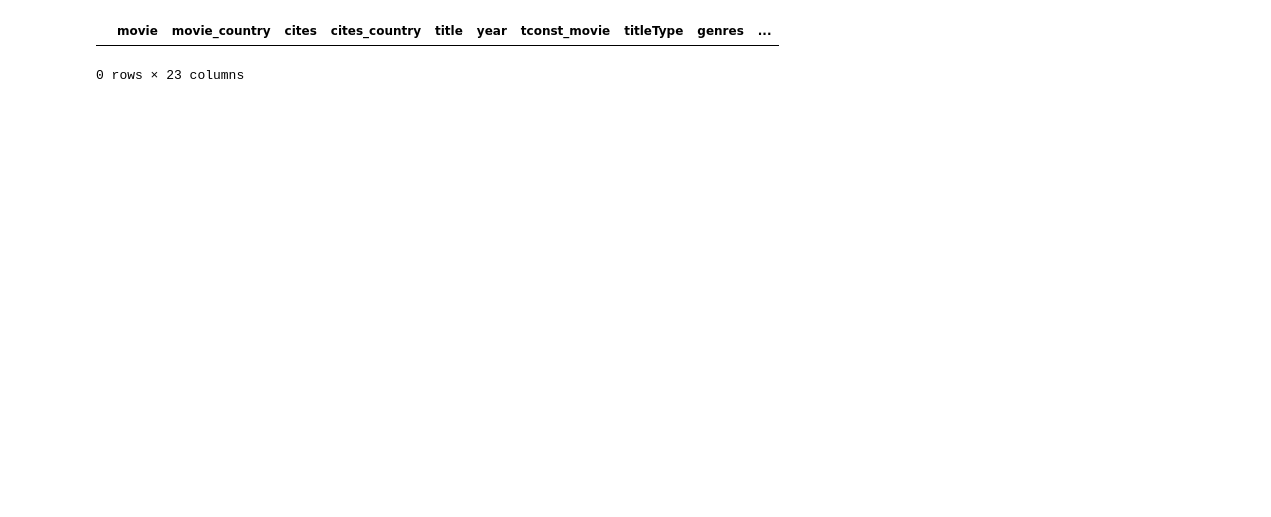
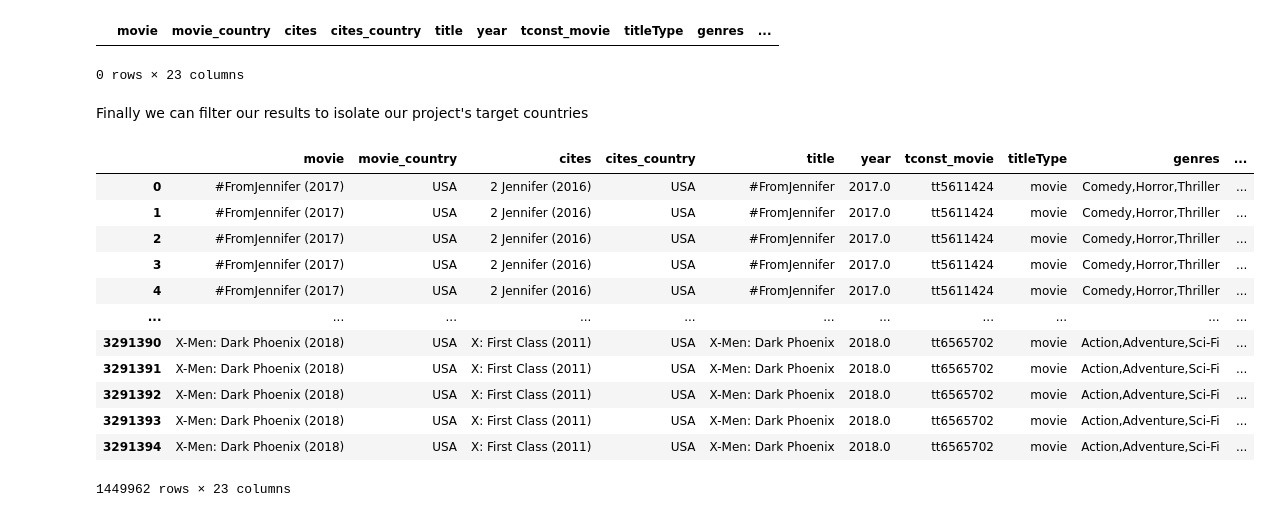
Before and after one commit to NetworkAnalysis-CineMAC/CineMAC, a Jupyter notebook: src/merging_chloe.ipynb, the cells around one changed output. Drawn from its saved outputs; the diff is of its cells as text; code cells hidden in the pictures; blank space fills up the shorter version.

```diff
--- a/src/merging_chloe.ipynb
+++ b/src/merging_chloe.ipynb
@@ -928,3 +936,24 @@ crew_df[crew_df.duplicated()]
 # %% [output]
 |  | movie | movie_country | cites | cites_country | title | year | tconst_movie | titleType | genres | ... |
 0 rows × 23 columns
+# %% [markdown]
+Finally we can filter our results to isolate our project's target countries
+# %%
+target_countries = ['USA', 'China', 'Hong Kong', 'Japan', 'South Korea', 'Taiwan', 'Mongolia', 'North Korea']
+
+crew_df_target = crew_df[(crew_df['movie_country'].isin(target_countries)) & (crew_df['cites_country'].isin(target_countries))]
+crew_df_target
+# %% [output]
+|  | movie | movie_country | cites | cites_country | title | year | tconst_movie | titleType | genres | ... |
+| 0 | #FromJennifer (2017) | USA | 2 Jennifer (2016) | USA | #FromJennifer | 2017.0 | tt5611424 | movie | Comedy,Horror,Thriller | ... |
+| 1 | #FromJennifer (2017) | USA | 2 Jennifer (2016) | USA | #FromJennifer | 2017.0 | tt5611424 | movie | Comedy,Horror,Thriller | ... |
+| 2 | #FromJennifer (2017) | USA | 2 Jennifer (2016) | USA | #FromJennifer | 2017.0 | tt5611424 | movie | Comedy,Horror,Thriller | ... |
+| 3 | #FromJennifer (2017) | USA | 2 Jennifer (2016) | USA | #FromJennifer | 2017.0 | tt5611424 | movie | Comedy,Horror,Thriller | ... |
+| 4 | #FromJennifer (2017) | USA | 2 Jennifer (2016) | USA | #FromJennifer | 2017.0 | tt5611424 | movie | Comedy,Horror,Thriller | ... |
+| ... | ... | ... | ... | ... | ... | ... | ... | ... | ... | ... |
+| 3291390 | X-Men: Dark Phoenix (2018) | USA | X: First Class (2011) | USA | X-Men: Dark Phoenix | 2018.0 | tt6565702 | movie | Action,Adventure,Sci-Fi | ... |
+| 3291391 | X-Men: Dark Phoenix (2018) | USA | X: First Class (2011) | USA | X-Men: Dark Phoenix | 2018.0 | tt6565702 | movie | Action,Adventure,Sci-Fi | ... |
+| 3291392 | X-Men: Dark Phoenix (2018) | USA | X: First Class (2011) | USA | X-Men: Dark Phoenix | 2018.0 | tt6565702 | movie | Action,Adventure,Sci-Fi | ... |
+| 3291393 | X-Men: Dark Phoenix (2018) | USA | X: First Class (2011) | USA | X-Men: Dark Phoenix | 2018.0 | tt6565702 | movie | Action,Adventure,Sci-Fi | ... |
+| 3291394 | X-Men: Dark Phoenix (2018) | USA | X: First Class (2011) | USA | X-Men: Dark Phoenix | 2018.0 | tt6565702 | movie | Action,Adventure,Sci-Fi | ... |
+1449962 rows × 23 columns
```
Also changed, not shown: parts of 17 cells of this notebook.
